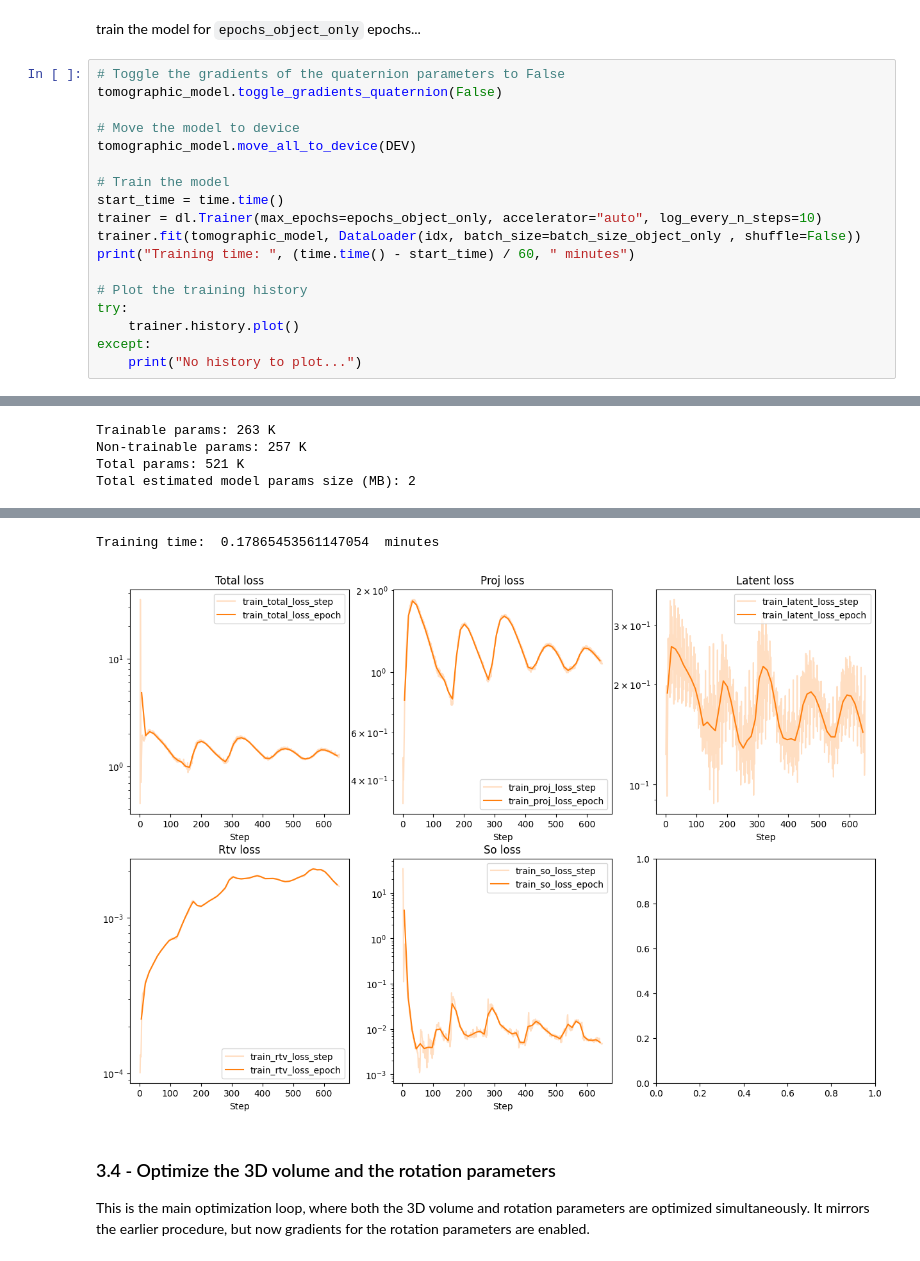
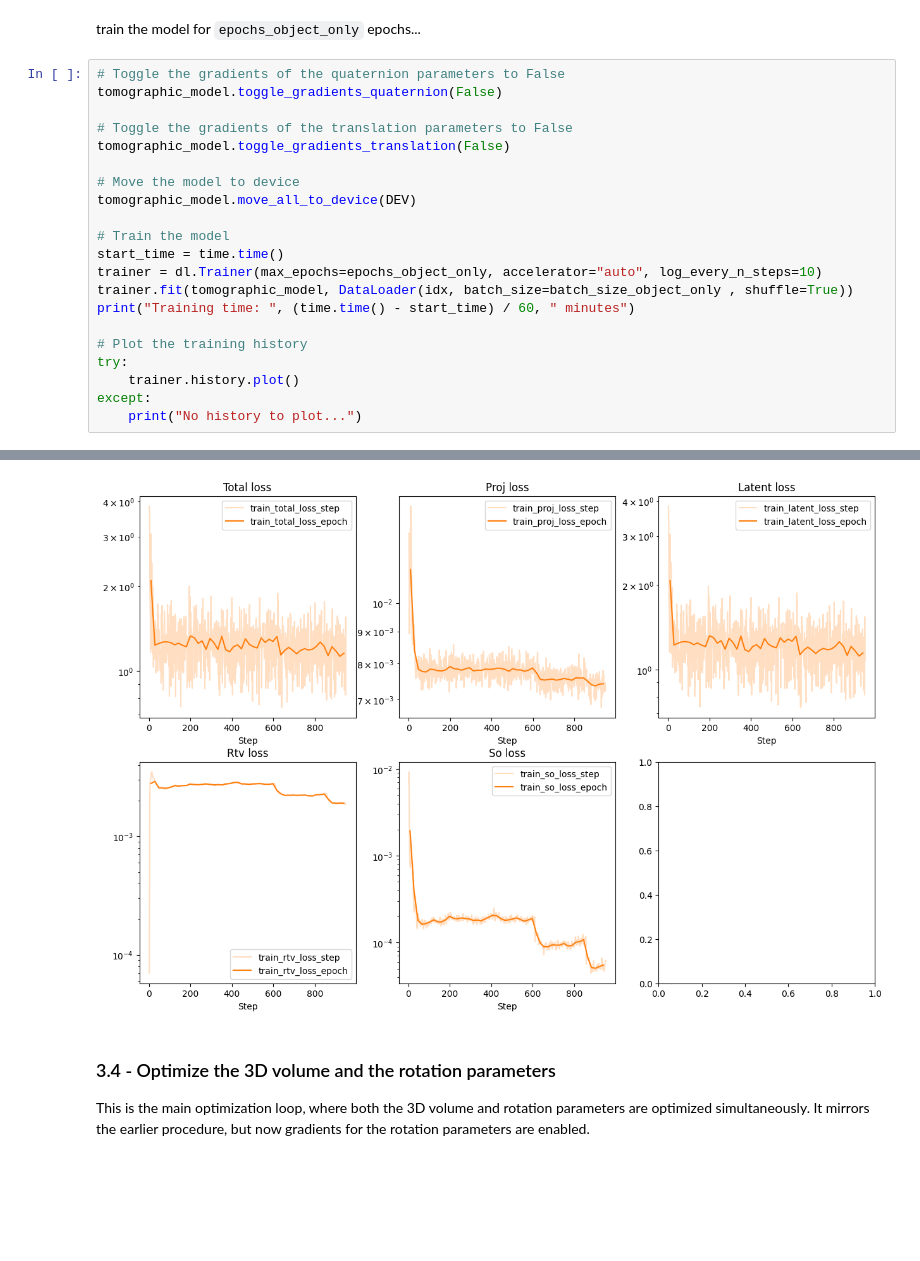
Before and after one commit to SkariZ/TomoDpDt, a Jupyter notebook: Notebooks/sum_projection_vobble.ipynb, the cells around one changed output, grey strips where cells are left out. Cells and saved outputs as stored; diff of their text form; blank space fills up the shorter version.

```diff
--- a/Notebooks/sum_projection_vobble.ipynb
+++ b/Notebooks/sum_projection_vobble.ipynb
@@ -281,6 +274,9 @@ train the model for `epochs_object_only` epochs...
 # %%
 # Toggle the gradients of the quaternion parameters to False
 tomographic_model.toggle_gradients_quaternion(False)
+
+# Toggle the gradients of the translation parameters to False
+tomographic_model.toggle_gradients_translation(False)
 
 # Move the model to device
 tomographic_model.move_all_to_device(DEV)
@@ -288,7 +284,7 @@ tomographic_model.move_all_to_device(DEV)
 # Train the model
 start_time = time.time()
 trainer = dl.Trainer(max_epochs=epochs_object_only, accelerator="auto", log_every_n_steps=10)
-trainer.fit(tomographic_model, DataLoader(idx, batch_size=batch_size_object_only , shuffle=False))
+trainer.fit(tomographic_model, DataLoader(idx, batch_size=batch_size_object_only , shuffle=True))
 print("Training time: ", (time.time() - start_time) / 60, " minutes")
 
 # Plot the training history
@@ -315,4 +314,0 @@ c:\Users\Fredrik\miniconda3\envs\pytorchdt\Lib\site-packages\lightning\pytorch\t
-Trainable params: 263 K
-Non-trainable params: 257 K
-Total params: 521 K
-Total estimated model params size (MB): 2
@@ -321,5 +315,4 @@ Total estimated model params size (MB): 2
-Training time:  0.17865453561147054  minutes
-[figure, old version]
+[figure, new version]
 # %% [markdown]
 ### 3.4 - Optimize the 3D volume and the rotation parameters
 
```
Also changed, not shown: parts of 15 cells of this notebook, 5 other files.
